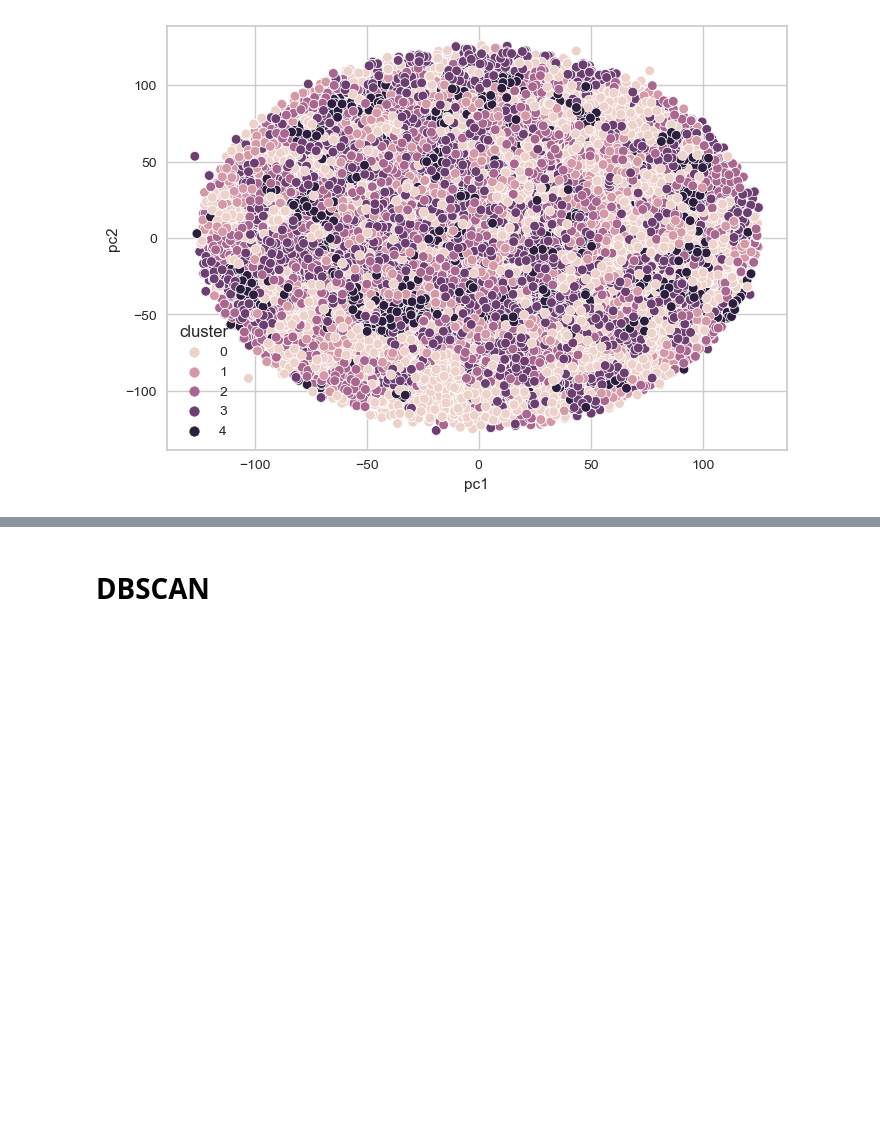
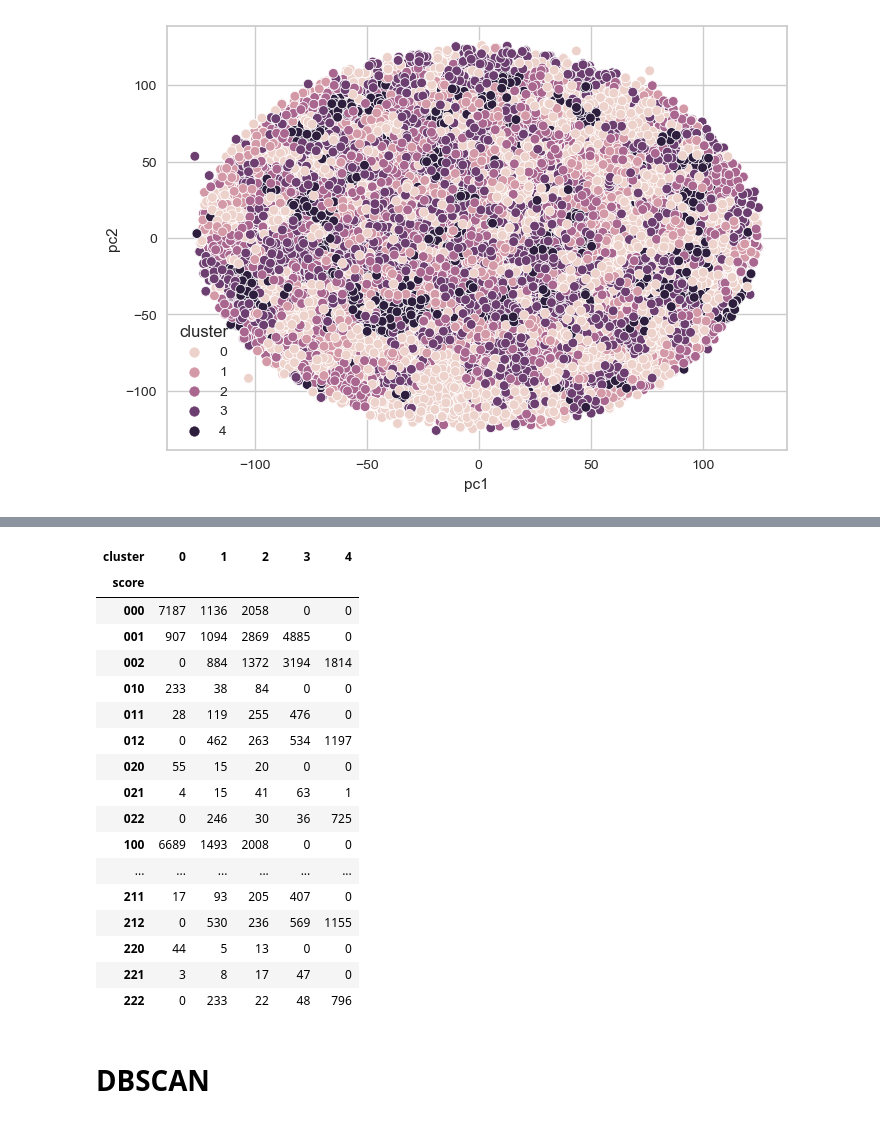
Before and after one commit to ArhurK/P5-Segmentez-les-clients-d-un-e-commerce, a Jupyter notebook: P5_Olist_Model.ipynb, the cells around one changed output, grey strips where cells are left out. Cells and saved outputs as stored; diff of their text form; code cells hidden in the pictures; blank space fills up the shorter version.

```diff
--- a/P5_Olist_Model.ipynb
+++ b/P5_Olist_Model.ipynb
@@ -247,0 +292,3 @@ plt.show()
+# %%
+rfm_reviews['segment'] = 'à définir'
+rfm_reviews.head()
@@ -248,3 +317,24 @@ plt.show()
+# %%
+pd.crosstab(rfm_reviews['score'],rfm_reviews['cluster'])
+# %% [output]
+| cluster | 0 | 1 | 2 | 3 | 4 |
+| score |  |  |  |  |  |
+| 000 | 7187 | 1136 | 2058 | 0 | 0 |
+| 001 | 907 | 1094 | 2869 | 4885 | 0 |
+| 002 | 0 | 884 | 1372 | 3194 | 1814 |
+| 010 | 233 | 38 | 84 | 0 | 0 |
+| 011 | 28 | 119 | 255 | 476 | 0 |
+| 012 | 0 | 462 | 263 | 534 | 1197 |
+| 020 | 55 | 15 | 20 | 0 | 0 |
+| 021 | 4 | 15 | 41 | 63 | 1 |
+| 022 | 0 | 246 | 30 | 36 | 725 |
+| 100 | 6689 | 1493 | 2008 | 0 | 0 |
+| ... | ... | ... | ... | ... | ... |
+| 211 | 17 | 93 | 205 | 407 | 0 |
+| 212 | 0 | 530 | 236 | 569 | 1155 |
+| 220 | 44 | 5 | 13 | 0 | 0 |
+| 221 | 3 | 8 | 17 | 47 | 0 |
+| 222 | 0 | 233 | 22 | 48 | 796 |
 # %% [markdown]
 # DBSCAN
 # %%
```
Also changed, not shown: parts of 17 cells of this notebook, 2 other files.
